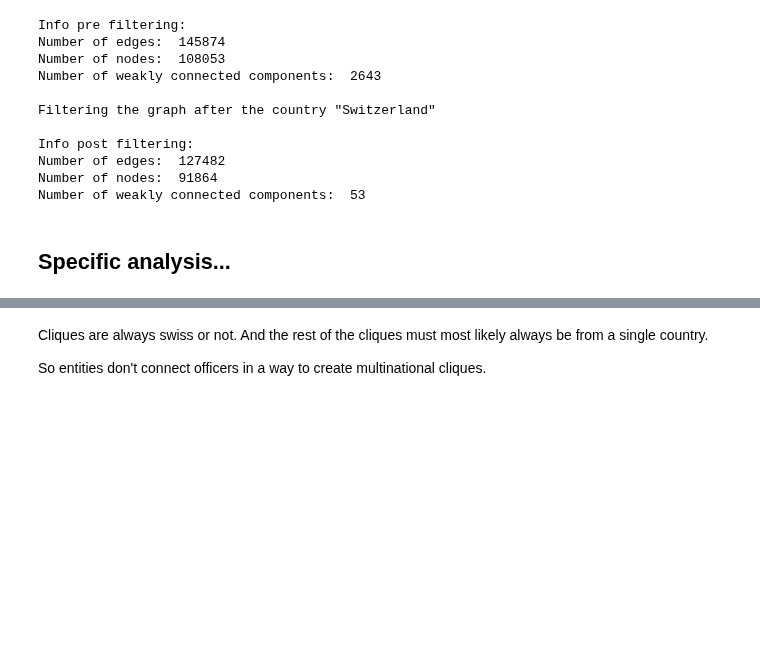
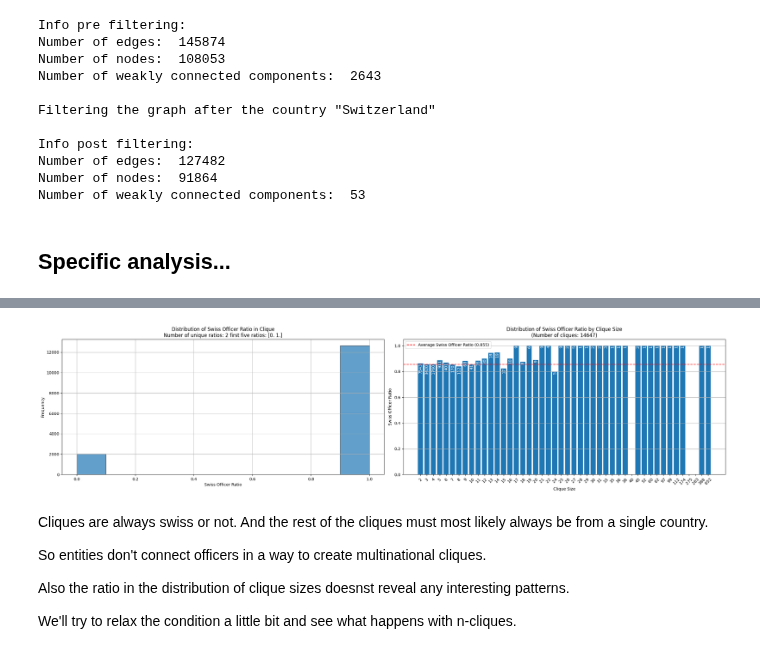
Before and after one commit to gabrieltorresgamez/fhnw-san-project, a Jupyter notebook: 99-Swiss officer ratios.ipynb, the cells around one changed output, grey strips where cells are left out. Saved outputs shown, nothing was run; the diff lists cells and outputs as text; code cells hidden in the pictures; blank space fills up the shorter version.

Commit message:
Solved: there will never be mixed officer communities

```diff
--- a/99-Swiss officer ratios.ipynb
+++ b/99-Swiss officer ratios.ipynb
@@ -117,7 +117,7 @@ def project_officers_graph(G):
         # Add edges between officers if they share the same address or entity
         for related_node in related_nodes:
             for neighbor in undirected_G.neighbors(related_node):
-                if neighbor in officers_nodes:
+                if neighbor in officers_nodes and neighbor != node:
                     related_data = undirected_G.nodes[related_node]
                     if related_data.get("node_type") == "Entity":
                         connecting_entities += 1
@@ -138,9 +138,9 @@ all_officers_nodes = {node for node, data in G.nodes(data=True) if data.get("nod
 
 swiss_officers_nodes = {node for node, data in G_swiss.nodes(data=True) if data.get("node_type") == "Officer"}
 
-swiss_officers_to_all_officers_raio = len(swiss_officers_nodes)/len(all_officers_nodes)
+swiss_officers_to_all_officers_ratio = len(swiss_officers_nodes)/len(all_officers_nodes)
 
-print(f"Ratio of swiss officers: {swiss_officers_to_all_officers_raio}")
+print(f"Ratio of swiss officers: {swiss_officers_to_all_officers_ratio}")
 print()
 
 print("Number of edges in the new officers graph:", num_edges)
@@ -250,4 +239,12 @@ Number of cliques found in the new officers graph: 24782
+# %%
+plot_swiss_officer_ratios_by_group(new_officers_graph, G_swiss, nx.find_cliques, 'clique')
+# %% [output]
+[figure, added]
 # %% [markdown]
 Cliques are always swiss or not. And the rest of the cliques must most likely always be from a single country.
 
 So entities don't connect officers in a way to create multinational cliques.
+
+Also the ratio in the distribution of clique sizes doesnst reveal any interesting patterns.
+
+We'll try to relax the condition a little bit and see what happens with n-cliques.
```
Also changed, not shown: parts of 13 cells of this notebook.
